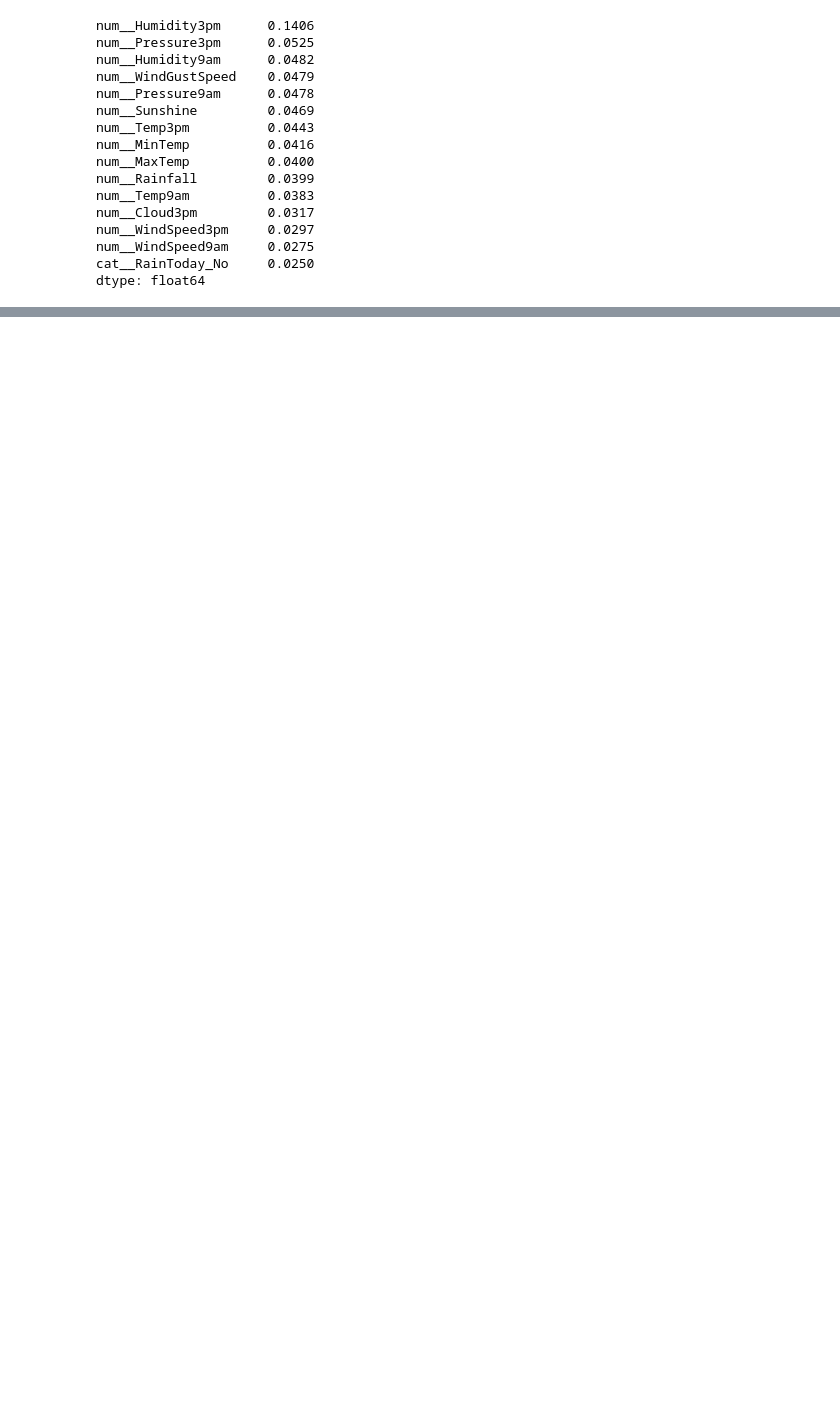
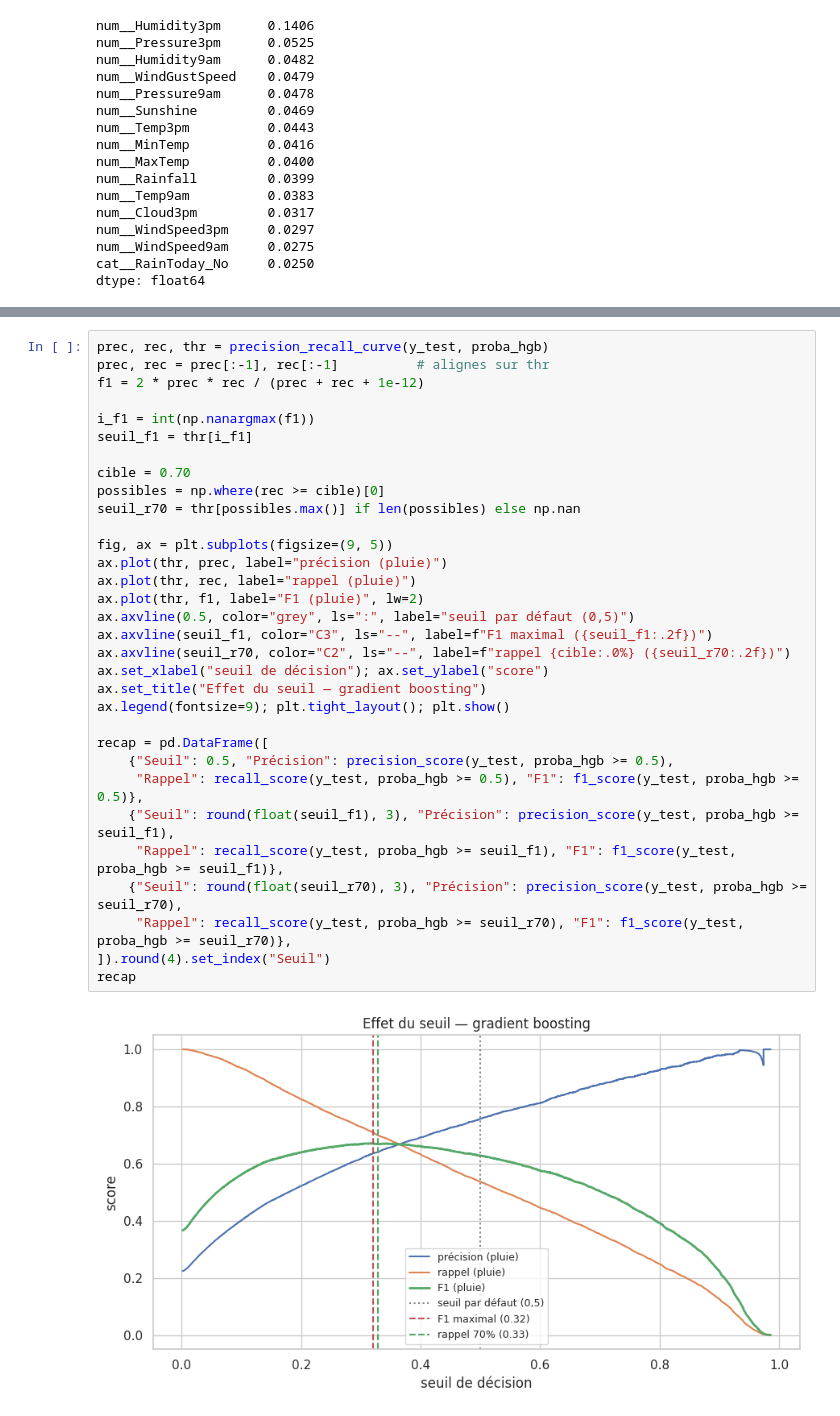
Before and after one commit to JordanSerafini/MLOps_Meteo, a Jupyter notebook: Notebooks/03_modelisation.ipynb, the cells around one changed output, grey strips where cells are left out. Drawn from its saved outputs; the diff is of its cells as text; blank space fills up the shorter version.

```diff
--- a/Notebooks/03_modelisation.ipynb
+++ b/Notebooks/03_modelisation.ipynb
@@ -275,0 +381,34 @@ feature engineering temporel (saison cyclique, retards), gestion fine de la fort
+# %%
+prec, rec, thr = precision_recall_curve(y_test, proba_hgb)
+prec, rec = prec[:-1], rec[:-1]          # alignes sur thr
+f1 = 2 * prec * rec / (prec + rec + 1e-12)
+
+i_f1 = int(np.nanargmax(f1))
+seuil_f1 = thr[i_f1]
+
+cible = 0.70
+possibles = np.where(rec >= cible)[0]
+seuil_r70 = thr[possibles.max()] if len(possibles) else np.nan
+
+fig, ax = plt.subplots(figsize=(9, 5))
+ax.plot(thr, prec, label="précision (pluie)")
+ax.plot(thr, rec, label="rappel (pluie)")
+ax.plot(thr, f1, label="F1 (pluie)", lw=2)
+ax.axvline(0.5, color="grey", ls=":", label="seuil par défaut (0,5)")
+ax.axvline(seuil_f1, color="C3", ls="--", label=f"F1 maximal ({seuil_f1:.2f})")
+ax.axvline(seuil_r70, color="C2", ls="--", label=f"rappel {cible:.0%} ({seuil_r70:.2f})")
+ax.set_xlabel("seuil de décision"); ax.set_ylabel("score")
+ax.set_title("Effet du seuil — gradient boosting")
+ax.legend(fontsize=9); plt.tight_layout(); plt.show()
+
+recap = pd.DataFrame([
+    {"Seuil": 0.5, "Précision": precision_score(y_test, proba_hgb >= 0.5),
+     "Rappel": recall_score(y_test, proba_hgb >= 0.5), "F1": f1_score(y_test, proba_hgb >= 0.5)},
+    {"Seuil": round(float(seuil_f1), 3), "Précision": precision_score(y_test, proba_hgb >= seuil_f1),
+     "Rappel": recall_score(y_test, proba_hgb >= seuil_f1), "F1": f1_score(y_test, proba_hgb >= seuil_f1)},
+    {"Seuil": round(float(seuil_r70), 3), "Précision": precision_score(y_test, proba_hgb >= seuil_r70),
+     "Rappel": recall_score(y_test, proba_hgb >= seuil_r70), "F1": f1_score(y_test, proba_hgb >= seuil_r70)},
+]).round(4).set_index("Seuil")
+recap
+# %% [output]
+[figure, added]
```
Also changed, not shown: parts of 31 cells of this notebook, 47 other files.
